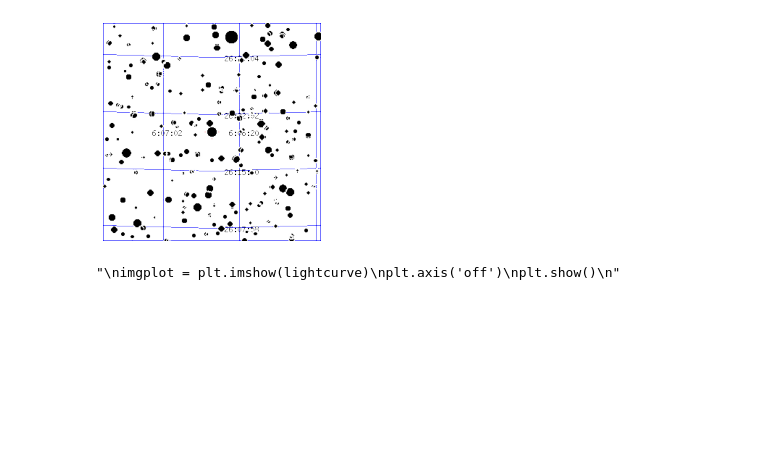
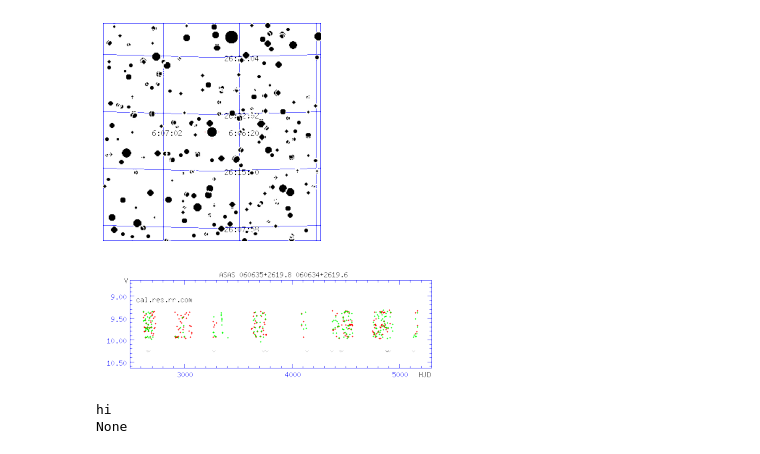
Before and after one commit to thissop/misc-experiments, a Jupyter notebook: asas/testing.ipynb, the cells around one changed output. Cells and saved outputs as stored; diff of their text form; code cells hidden in the pictures; blank space fills up the shorter version.

```diff
--- a/asas/testing.ipynb
+++ b/asas/testing.ipynb
@@ -1,21 +6,21 @@
 # %%
-import matplotlib.pyplot as plt
-from asas import Asas
-
-asas_id = '060635+2619.8'
-
-skymap = Asas.get_images(asas_id)
+skymap, lightcurve = Asas.get_images(asas_id)
 
 imgplot = plt.imshow(skymap)
 plt.axis('off')
 
 plt.show()
 
-'''
+
 imgplot = plt.imshow(lightcurve)
 plt.axis('off')
 plt.show()
-'''
 # %% [output]
 [figure]
-"\nimgplot = plt.imshow(lightcurve)\nplt.axis('off')\nplt.show()\n"
+[figure, added]
+# %%
+lc_table = Asas.get_lightcurve()
+print(lc_table)
+# %% [output]
+hi
+None
```
Also changed, not shown: parts of 1 cell of this notebook, 1 other file.
